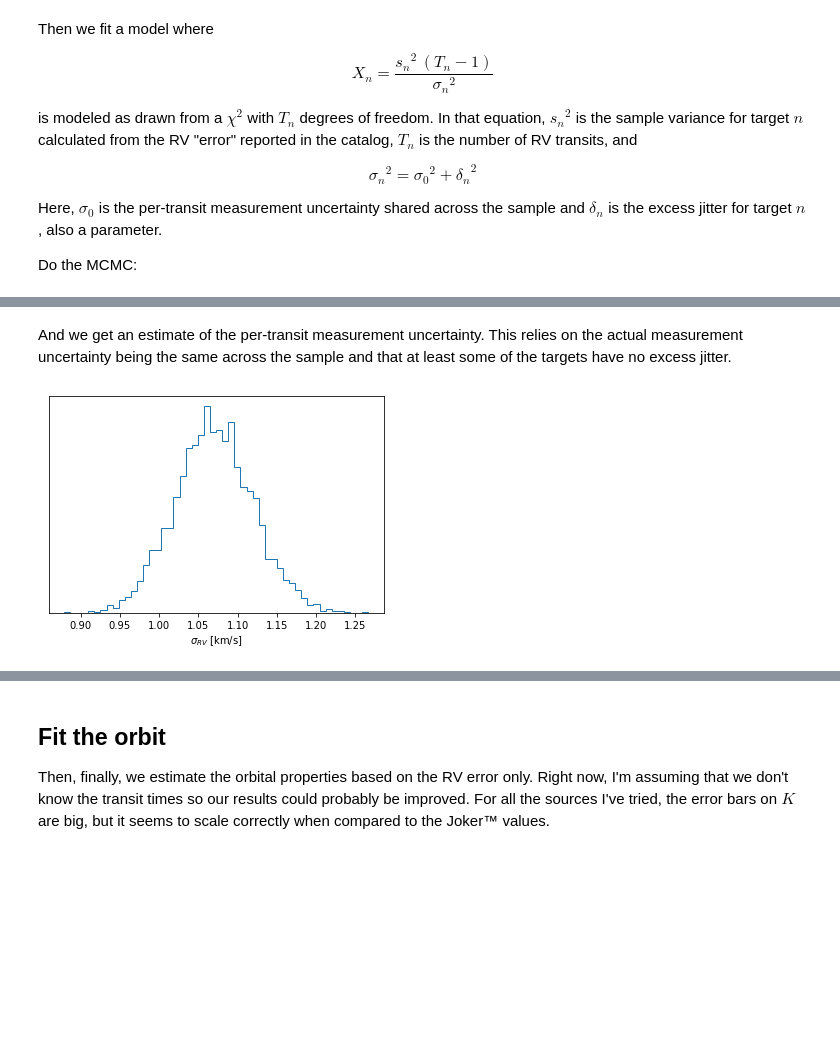
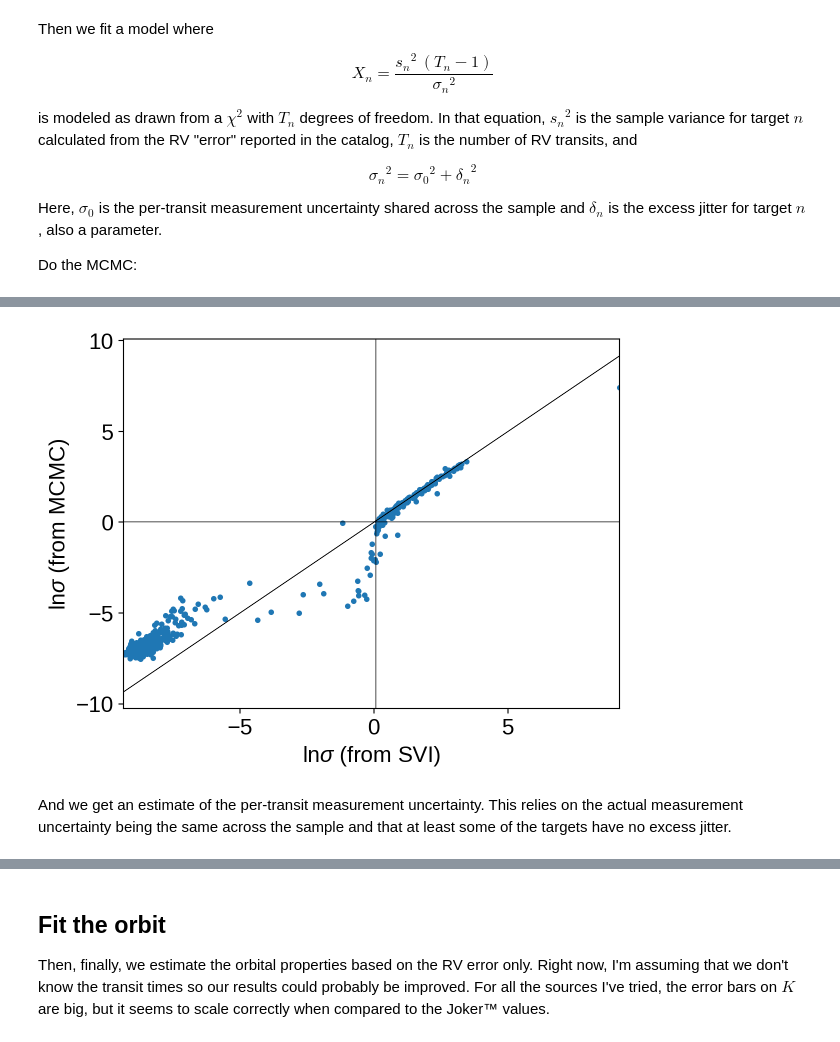
Before and after one commit to one-datum/pipeline, a Jupyter notebook: gaia_rv_jitter_apogee.ipynb, the cells around one changed output, grey strips where cells are left out. Saved outputs shown, nothing was run; the diff lists cells and outputs as text; code cells hidden in the pictures; blank space fills up the shorter version.

```diff
--- a/gaia_rv_jitter_apogee.ipynb
+++ b/gaia_rv_jitter_apogee.ipynb
@@ -196,10 +221,16 @@ az.summary(inf_data, ["log_sigma0"])
+# %%
+plt.plot(params["mu_log_dsigma"], np.median(inf_data.posterior["log_dsigma"], axis=(0, 1)), ".")
+plt.plot(params["mu_log_dsigma"], params["mu_log_dsigma"], "k", lw=0.5)
+plt.xlim(params["mu_log_dsigma"].min(), params["mu_log_dsigma"].max())
+
+plt.axhline(np.median(inf_data.posterior["log_sigma0"]), color="k", lw=1, alpha=0.5)
+plt.axvline(params["mu_log_sigma0"], color="k", lw=1, alpha=0.5)
+
+
+plt.xlabel(r"$\ln \sigma$ (from SVI)")
+plt.ylabel(r"$\ln \sigma$ (from MCMC)");
+# %% [output]
+[figure, added]
 # %% [markdown]
 And we get an estimate of the per-transit measurement uncertainty.
 This relies on the actual measurement uncertainty being the same across the sample and that at least some of the targets have no excess jitter.
-# %%
-log_sigma = np.array(inf_data.posterior["log_sigma0"]).flatten()
-plt.hist(np.exp(log_sigma), 50, histtype="step")
-plt.yticks([])
-plt.xlabel(r"$\sigma_{RV}$ [km/s]");
-# %% [output]
-[figure, removed]
```
Also changed, not shown: parts of 10 cells of this notebook.
